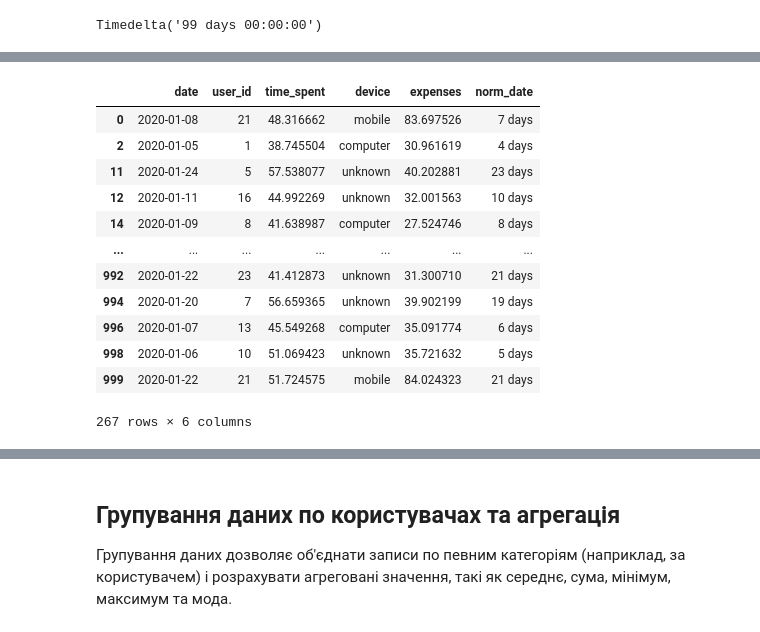
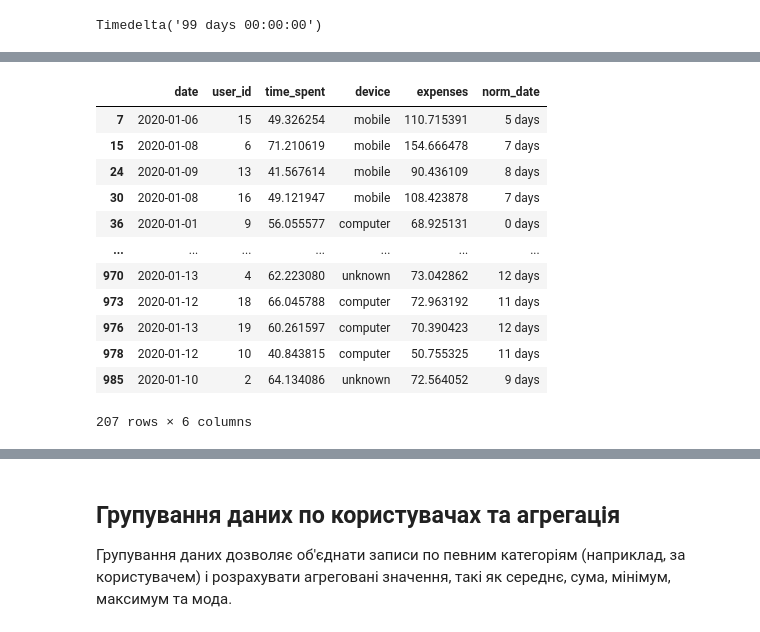
Before and after one commit to HalyshAnton/Python-AI, a Jupyter notebook: Data_engineering.ipynb, the cells around one changed output, grey strips where cells are left out. Cells and saved outputs as stored; diff of their text form; code cells hidden in the pictures.

```diff
--- a/Data_engineering.ipynb
+++ b/Data_engineering.ipynb
@@ -46,0 +105,6 @@ Timedelta('99 days 00:00:00')
+# %%
+window_X = pd.Timedelta('20D')
+window_y = pd.Timedelta('7D')
+gap = pd.Timedelta('7D')
+
+window_X
@@ -46,0 +113,3 @@ Timedelta('99 days 00:00:00')
+# %%
+df['norm_date'] = df['date'] - df['date'].min()
+df.head()
@@ -55,21 +127,19 @@ gap = pd.Timedelta('10D')
-# %%
-df['norm_date'] = df['date'] - min_date
-# %%
-k = 1
-df1 = df[((k-1)*window <= df['norm_date']) & (df['norm_date'] < k*window)]
-target_df1 = df[(k*window <= df['norm_date']) & (df['norm_date'] < k*window + gap)]
-df1
-# %% [output]
-|  | date | user_id | time_spent | device | expenses | norm_date |
-| 0 | 2020-01-08 | 21 | 48.316662 | mobile | 83.697526 | 7 days |
-| 2 | 2020-01-05 | 1 | 38.745504 | computer | 30.961619 | 4 days |
-| 11 | 2020-01-24 | 5 | 57.538077 | unknown | 40.202881 | 23 days |
-| 12 | 2020-01-11 | 16 | 44.992269 | unknown | 32.001563 | 10 days |
-| 14 | 2020-01-09 | 8 | 41.638987 | computer | 27.524746 | 8 days |
-| ... | ... | ... | ... | ... | ... | ... |
-| 992 | 2020-01-22 | 23 | 41.412873 | unknown | 31.300710 | 21 days |
-| 994 | 2020-01-20 | 7 | 56.659365 | unknown | 39.902199 | 19 days |
-| 996 | 2020-01-07 | 13 | 45.549268 | computer | 35.091774 | 6 days |
-| 998 | 2020-01-06 | 10 | 51.069423 | unknown | 35.721632 | 5 days |
-| 999 | 2020-01-22 | 21 | 51.724575 | mobile | 84.024323 | 21 days |
-267 rows × 6 columns
+# %%
+mask = df['norm_date'] < window_X
+# %%
+X1 = df[mask]
+X1
+# %% [output]
+|  | date | user_id | time_spent | device | expenses | norm_date |
+| 7 | 2020-01-06 | 15 | 49.326254 | mobile | 110.715391 | 5 days |
+| 15 | 2020-01-08 | 6 | 71.210619 | mobile | 154.666478 | 7 days |
+| 24 | 2020-01-09 | 13 | 41.567614 | mobile | 90.436109 | 8 days |
+| 30 | 2020-01-08 | 16 | 49.121947 | mobile | 108.423878 | 7 days |
+| 36 | 2020-01-01 | 9 | 56.055577 | computer | 68.925131 | 0 days |
+| ... | ... | ... | ... | ... | ... | ... |
+| 970 | 2020-01-13 | 4 | 62.223080 | unknown | 73.042862 | 12 days |
+| 973 | 2020-01-12 | 18 | 66.045788 | computer | 72.963192 | 11 days |
+| 976 | 2020-01-13 | 19 | 60.261597 | computer | 70.390423 | 12 days |
+| 978 | 2020-01-12 | 10 | 40.843815 | computer | 50.755325 | 11 days |
+| 985 | 2020-01-10 | 2 | 64.134086 | unknown | 72.564052 | 9 days |
+207 rows × 6 columns
```
Also changed, not shown: parts of 44 cells of this notebook.
